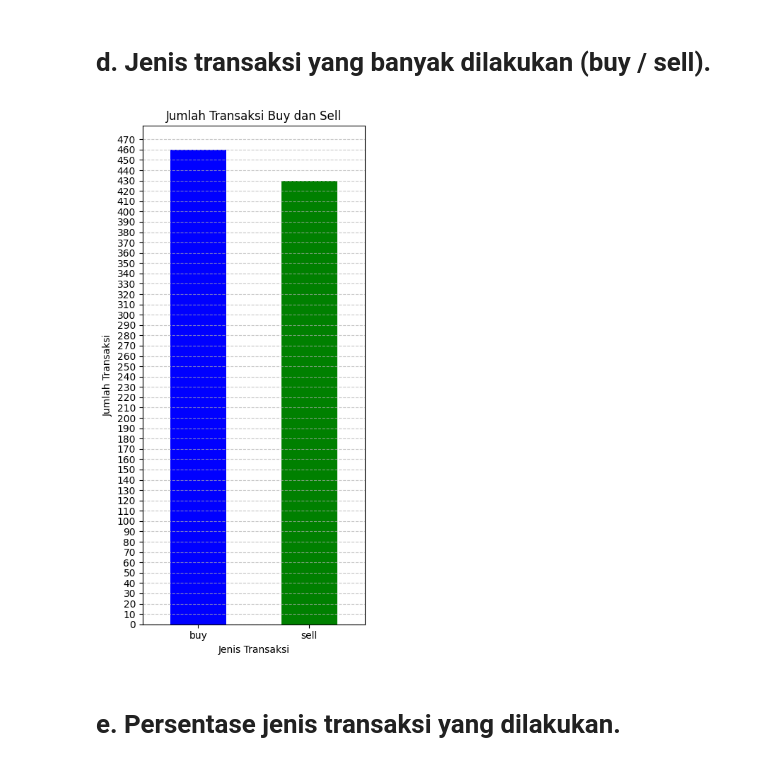
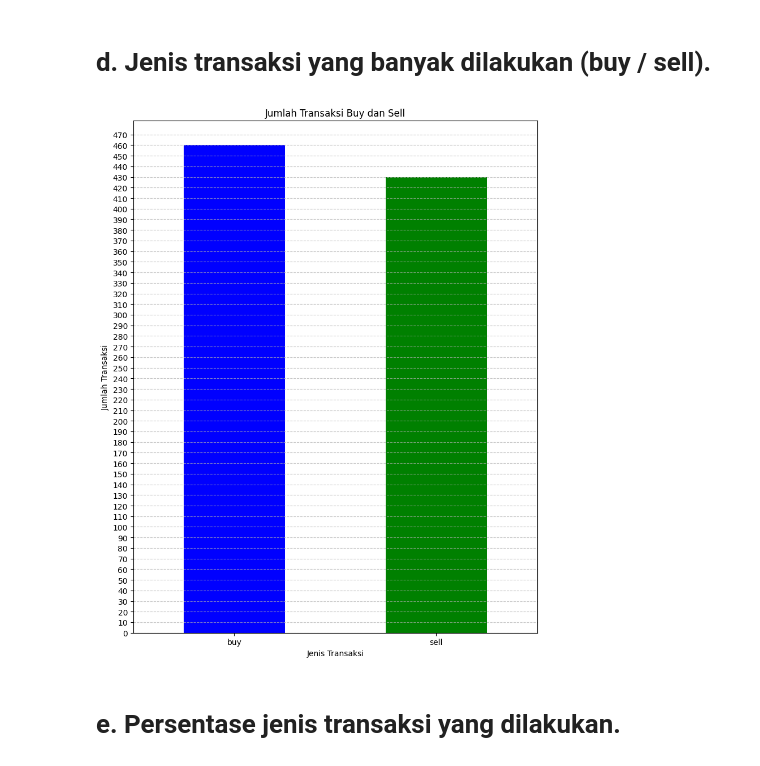
Before and after one commit to NewReyy/Data-Engineer_nuri-hidayatuloh, a Jupyter notebook: 20_Data-Visualization/Praktikum/Soal_Eksplorasi.ipynb, the cells around one changed output. Cells and saved outputs as stored; diff of their text form; code cells hidden in the pictures.

```diff
--- a/20_Data-Visualization/Praktikum/Soal_Eksplorasi.ipynb
+++ b/20_Data-Visualization/Praktikum/Soal_Eksplorasi.ipynb
@@ -321,19 +321,19 @@ plt.show()
 # %%
 # Menghitung jumlah transaksi buy dan sell
 transaction_counts = df_convert['trade_type'].value_counts()
 
 # Membuat visualisasi menggunakan bar plot
-plt.figure(figsize=(8, 8))
+plt.figure(figsize=(8, 10))
 transaction_counts.plot(kind='bar', color=['blue', 'green'])
 plt.title('Jumlah Transaksi Buy dan Sell')
 plt.xlabel('Jenis Transaksi')
 plt.ylabel('Jumlah Transaksi')
 plt.xticks(rotation=0)
 plt.yticks(range(0, int(transaction_counts.max())+20, 10))
 plt.grid(axis='y', linestyle='--', alpha=0.7)
 plt.tight_layout()
 plt.show()
 # %% [output]
-[figure, old version]
+[figure, new version]
 # %% [markdown]
 # e. Persentase jenis transaksi yang dilakukan.
```
Also changed, not shown: parts of 2 cells of this notebook.
